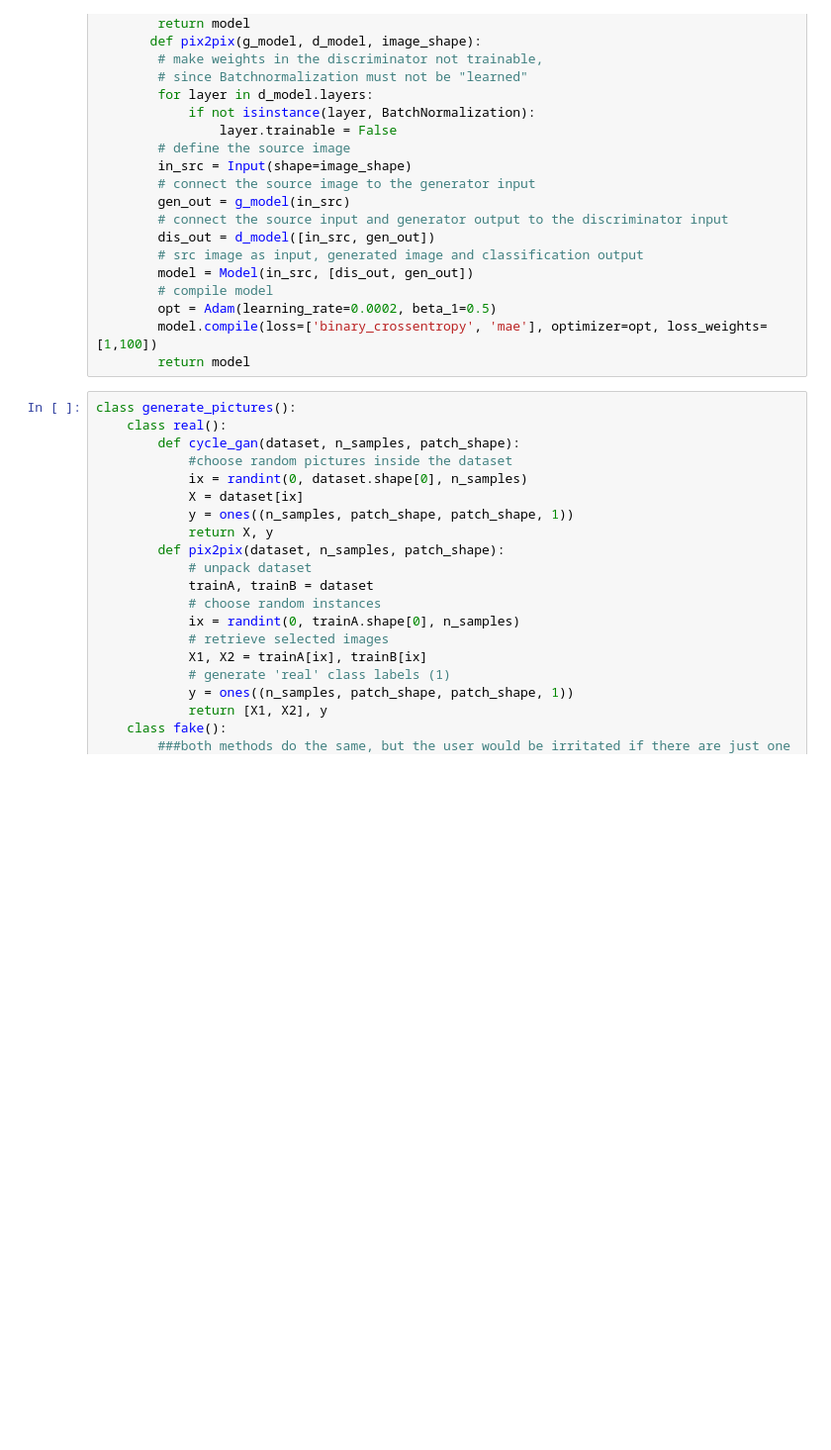
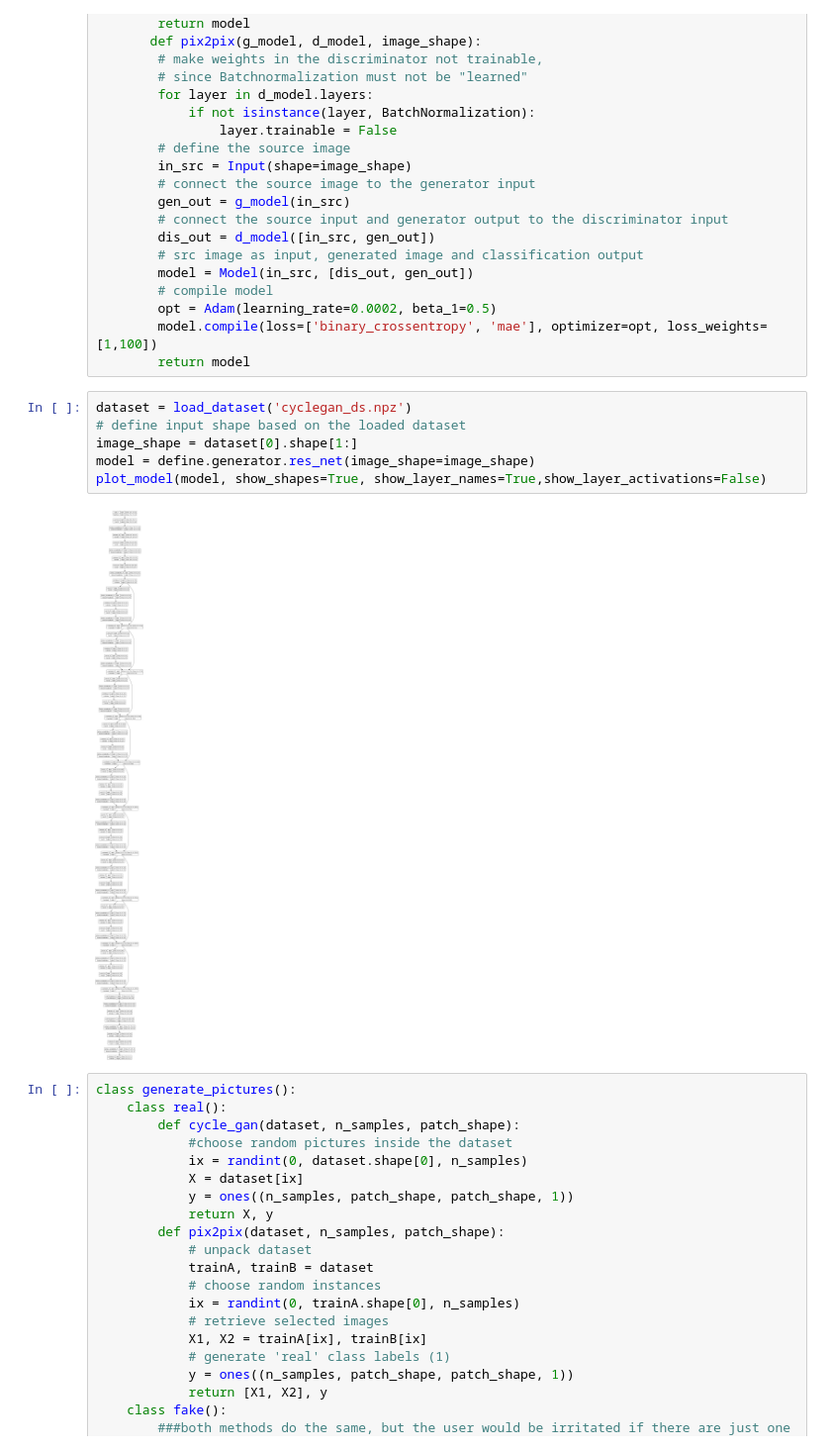
Before and after one commit to Creepo61/Data-Augmentation-using-GANs, a Jupyter notebook: seminar_gan.ipynb, the cells around one changed output. Shown: that part at 99% size. Saved outputs shown, nothing was run; the diff lists cells and outputs as text; blank space fills up the shorter version.

```diff
--- a/seminar_gan.ipynb
+++ b/seminar_gan.ipynb
@@ -276,6 +281,14 @@ class define():
         opt = Adam(learning_rate=0.0002, beta_1=0.5)
         model.compile(loss=['binary_crossentropy', 'mae'], optimizer=opt, loss_weights=[1,100])
         return model
+# %%
+dataset = load_dataset('cyclegan_ds.npz')
+# define input shape based on the loaded dataset
+image_shape = dataset[0].shape[1:]
+model = define.generator.res_net(image_shape=image_shape)
+plot_model(model, show_shapes=True, show_layer_names=True,show_layer_activations=False)
+# %% [output]
+[figure, added]
 # %%
 class generate_pictures():
     class real():
```
Also changed, not shown: parts of 5 cells of this notebook.
